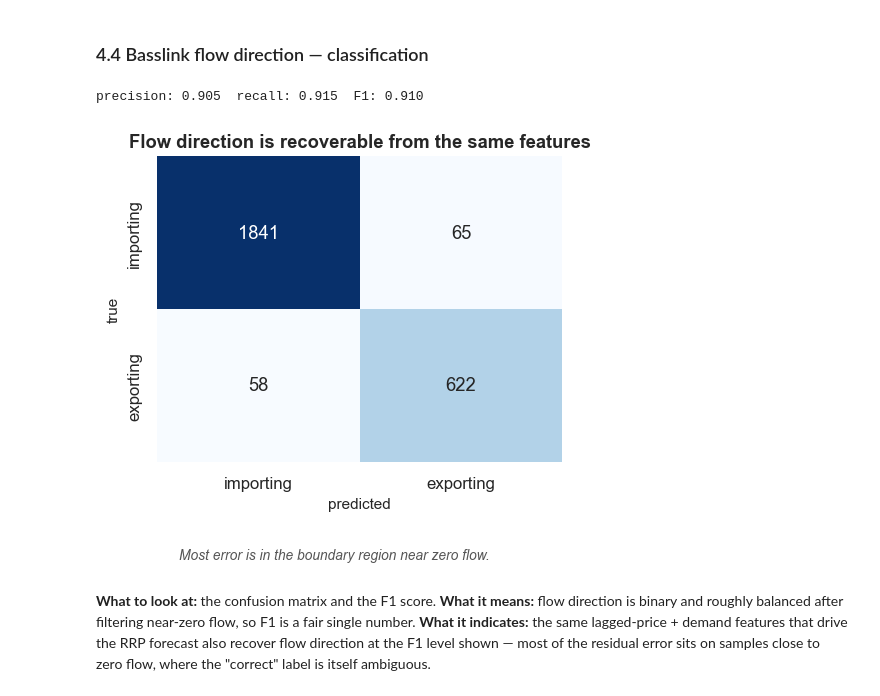
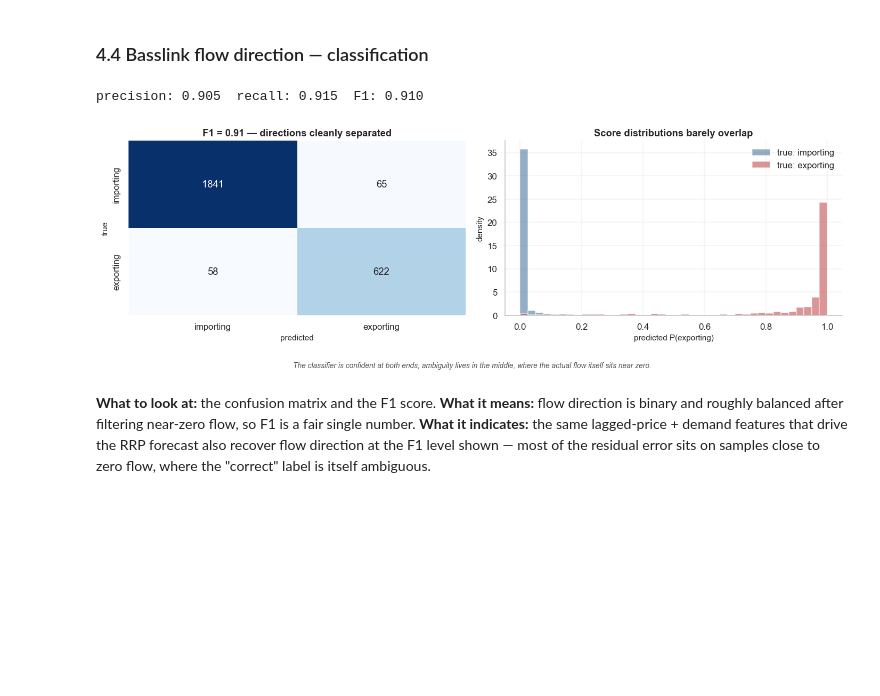
Before and after one commit to Ahmad-Jaradat-Space/tas1-price-basslink-forecast, a Jupyter notebook: notebook.ipynb, the cells around one changed output. Cells and saved outputs as stored; diff of their text form; code cells hidden in the pictures; blank space fills up the shorter version.

Commit message:
added permutation importance, quantile coverage chart, and flow-score distribution panel

```diff
--- a/notebook.ipynb
+++ b/notebook.ipynb
@@ -403,33 +448,39 @@ forecasts and they confirm the relative weighting at each tail.
 # %%
 from sklearn.ensemble import HistGradientBoostingClassifier
 from sklearn.metrics import (precision_score, recall_score, f1_score,
                               confusion_matrix)
 
 clf = HistGradientBoostingClassifier(max_iter=300, random_state=0)
 clf.fit(X[tr], y_flow[tr])
 y_flow_pred = clf.predict(X[te])
 y_flow_te = y_flow[te]
 
 prec = precision_score(y_flow_te, y_flow_pred)
 rec  = recall_score(y_flow_te, y_flow_pred)
 f1   = f1_score(y_flow_te, y_flow_pred)
 print(f"precision: {prec:.3f}  recall: {rec:.3f}  F1: {f1:.3f}")
 
 cm = confusion_matrix(y_flow_te, y_flow_pred)
-fig, ax = plt.subplots(figsize=(4.5, 3.8))
+y_flow_proba = clf.predict_proba(X[te])[:, 1]
+
+fig, axes = plt.subplots(1, 2, figsize=(13, 4))
 import seaborn as sns
 sns.heatmap(cm, annot=True, fmt="d", cmap="Blues", cbar=False,
             xticklabels=["importing", "exporting"],
-            yticklabels=["importing", "exporting"], ax=ax)
-ax.set_xlabel("predicted")
-ax.set_ylabel("true")
-ax.set_title("Flow direction is recoverable from the same features")
-plots.caption(fig, "Most error is in the boundary region near zero flow.")
+            yticklabels=["importing", "exporting"], ax=axes[0])
+axes[0].set_xlabel("predicted"); axes[0].set_ylabel("true")
+axes[0].set_title(f"F1 = {f1:.2f} — directions cleanly separated")
+plots.flow_score_distribution(
+    y_flow_proba[y_flow_te == 1],
+    y_flow_proba[y_flow_te == 0],
+    ax=axes[1])
+axes[1].set_title("Score distributions barely overlap")
+plots.caption(fig, "The classifier is confident at both ends; ambiguity lives in the middle, where the actual flow itself sits near zero.")
 plt.tight_layout()
 plt.show()
 # %% [output]
 precision: 0.905  recall: 0.915  F1: 0.910
-[figure, old version]
+[figure, new version]
 # %% [markdown]
 **What to look at:** the confusion matrix and the F1 score.
 **What it means:** flow direction is binary and roughly balanced after
```
Also changed, not shown: parts of 3 cells of this notebook, 1 other file.
